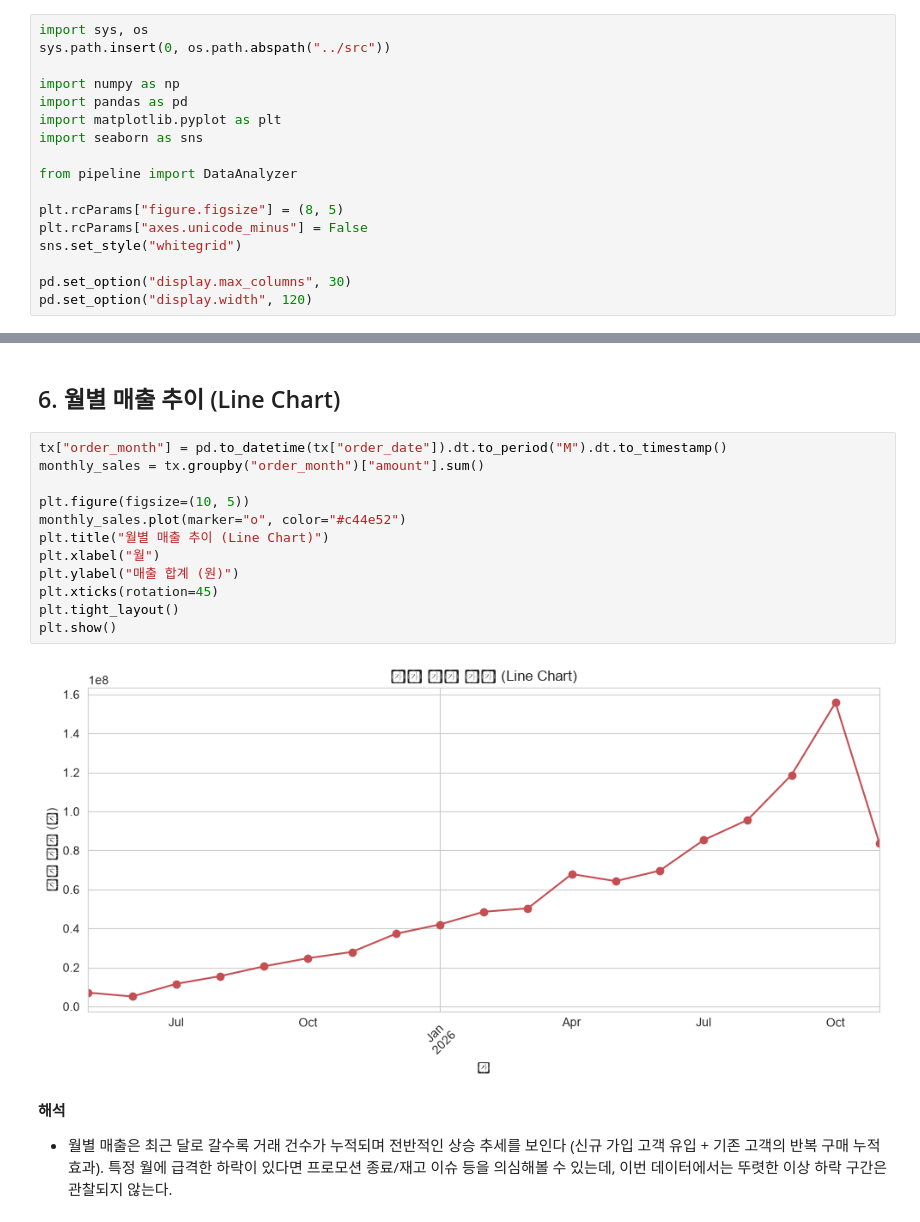
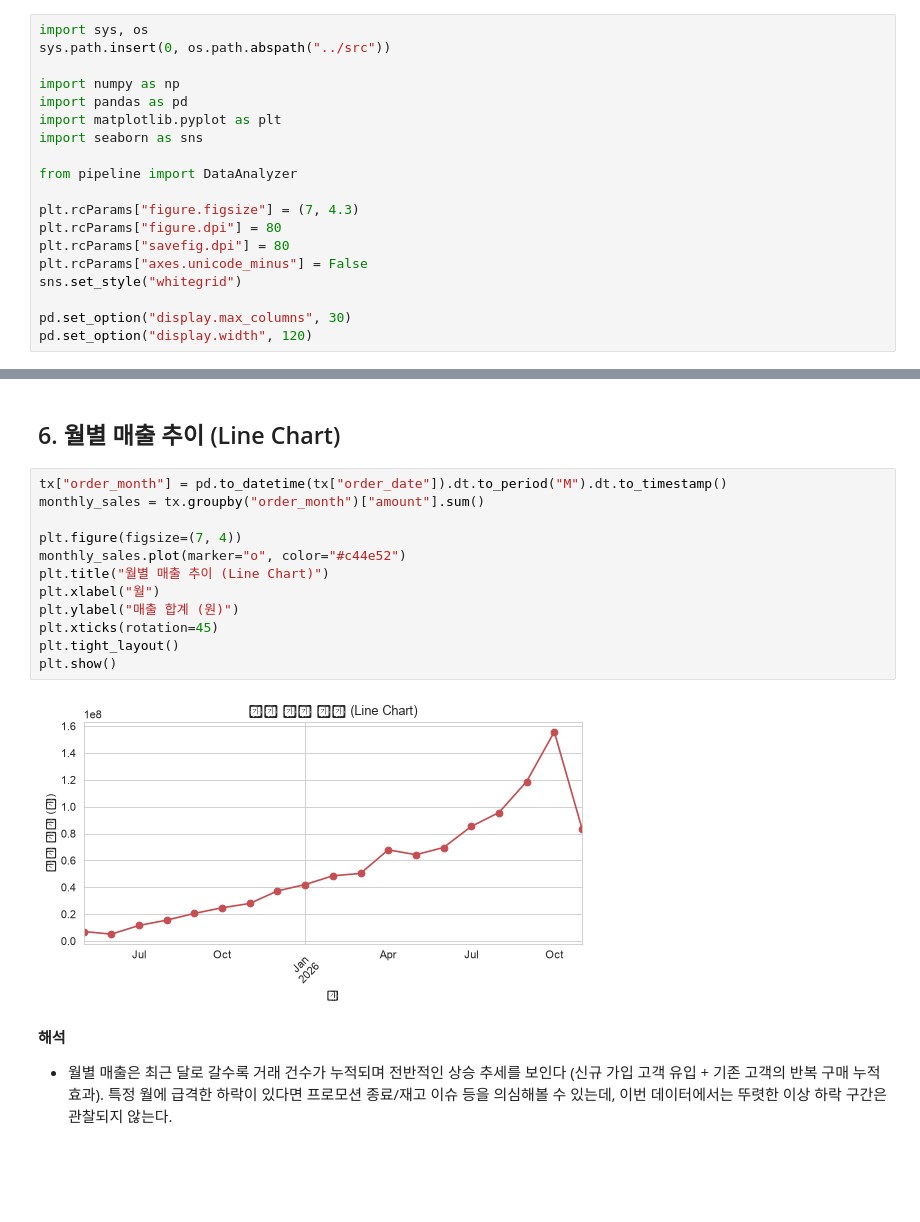
Before and after one commit to KANGSIK-SEO/targetfirst, a Jupyter notebook: notebooks/analysis_report.ipynb, the cells around one changed output, grey strips where cells are left out. Cells and saved outputs as stored; diff of their text form; blank space fills up the shorter version.

```diff
--- a/notebooks/analysis_report.ipynb
+++ b/notebooks/analysis_report.ipynb
@@ -19,7 +19,9 @@ import seaborn as sns
 
 from pipeline import DataAnalyzer
 
-plt.rcParams["figure.figsize"] = (8, 5)
+plt.rcParams["figure.figsize"] = (7, 4.3)
+plt.rcParams["figure.dpi"] = 80
+plt.rcParams["savefig.dpi"] = 80
 plt.rcParams["axes.unicode_minus"] = False
 sns.set_style("whitegrid")
 
@@ -288,17 +290,17 @@ plt.show()
 # %%
 tx["order_month"] = pd.to_datetime(tx["order_date"]).dt.to_period("M").dt.to_timestamp()
 monthly_sales = tx.groupby("order_month")["amount"].sum()
 
-plt.figure(figsize=(10, 5))
+plt.figure(figsize=(7, 4))
 monthly_sales.plot(marker="o", color="#c44e52")
 plt.title("월별 매출 추이 (Line Chart)")
 plt.xlabel("월")
 plt.ylabel("매출 합계 (원)")
 plt.xticks(rotation=45)
 plt.tight_layout()
 plt.show()
 # %% [output]
-[figure, old version]
+[figure, new version]
 # %% [markdown]
 **해석**
 - 월별 매출은 최근 달로 갈수록 거래 건수가 누적되며 전반적인 상승 추세를 보인다
```
Also changed, not shown: parts of 10 cells of this notebook, 1 other file.
